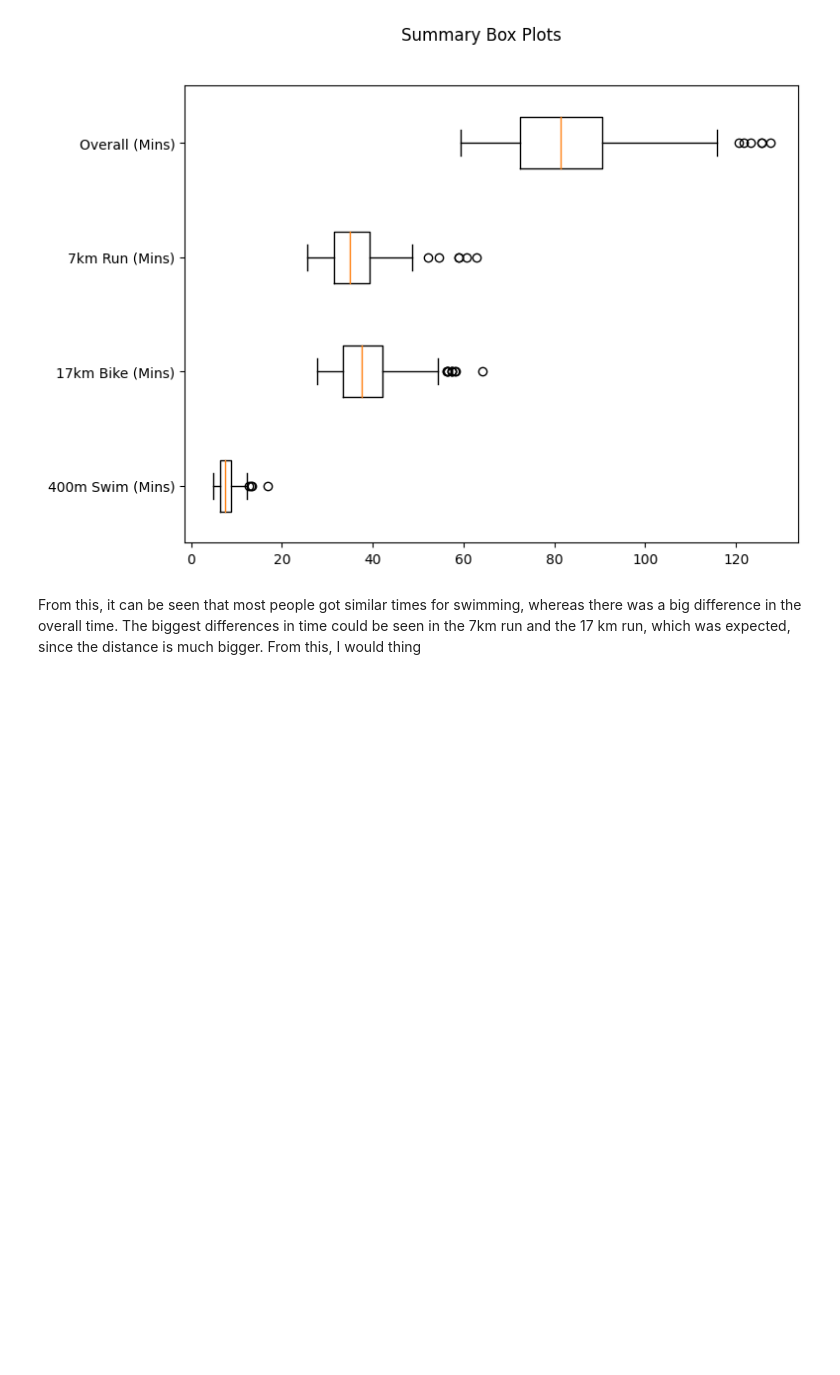
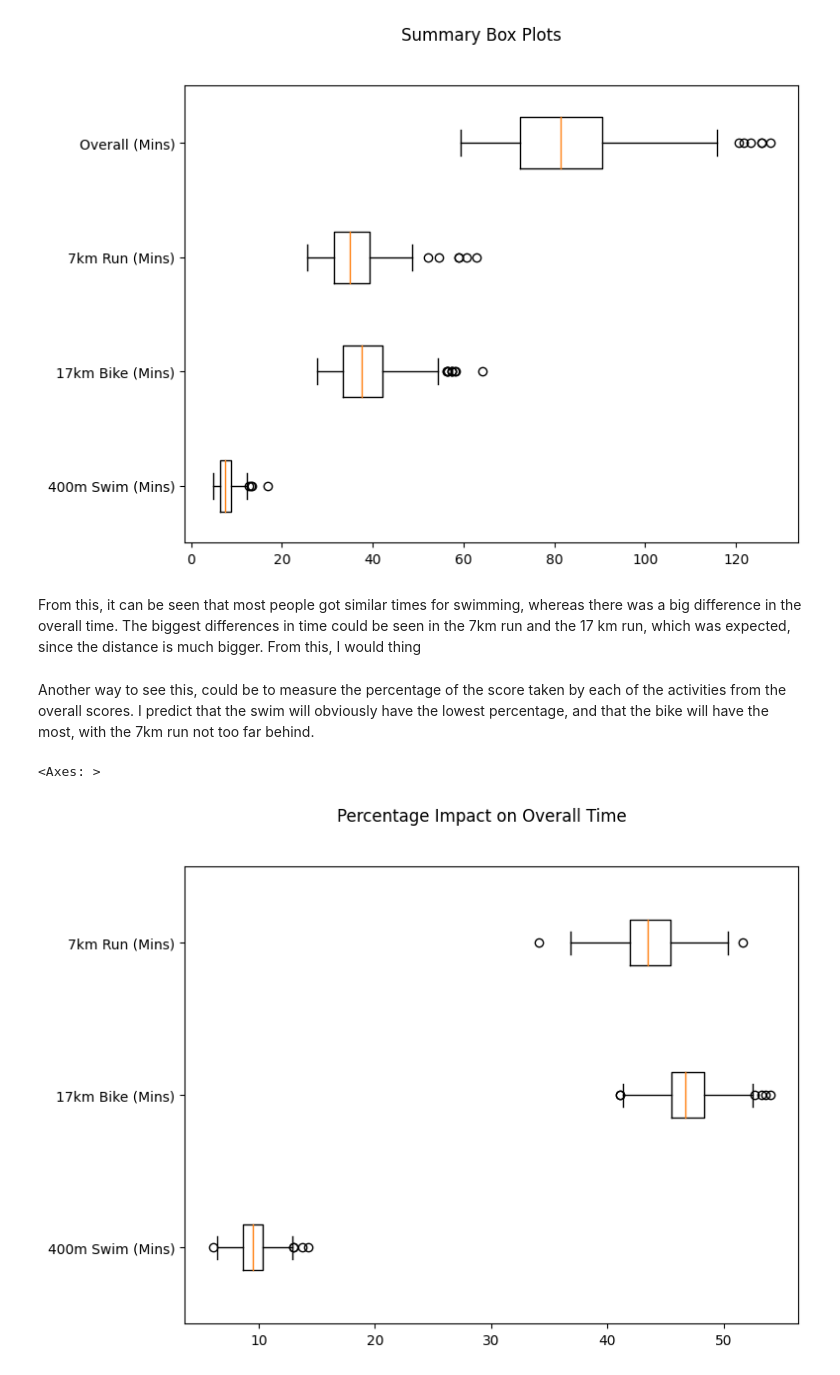
Before and after one commit to TheKonamiKoder/Triathalon, a Jupyter notebook: triathalon.ipynb, the cells around one changed output. Cells and saved outputs as stored; diff of their text form; code cells hidden in the pictures; blank space fills up the shorter version.

```diff
--- a/triathalon.ipynb
+++ b/triathalon.ipynb
@@ -48,3 +45,20 @@ ax
 [figure]
 # %% [markdown]
 From this, it can be seen that most people got similar times for swimming, whereas there was a big difference in the overall time. The biggest differences in time could be seen in the 7km run and the 17 km run, which was expected, since the distance is much bigger. From this, I would thing
+# %% [markdown]
+Another way to see this, could be to measure the percentage of the score taken by each of the activities from the overall scores. I predict that the swim will obviously have the lowest percentage, and that the bike will have the most, with the 7km run not too far behind.
+# %%
+percentage_fig = plt.figure(figsize=(8, 6))
+percentage_fig.suptitle("Percentage Impact on Overall Time")
+
+ax = percentage_fig.add_subplot(111)
+ax.boxplot(
+    x=[(df[col] / df['Overall (Mins)']) * 100  for col in list(df.columns)[2:5]],
+    labels=list(df.columns)[2:5],
+    vert=0,
+)
+
+ax
+# %% [output]
+<Axes: >
+[figure, added]
```
Also changed, not shown: parts of 10 cells of this notebook, 1 other file.
